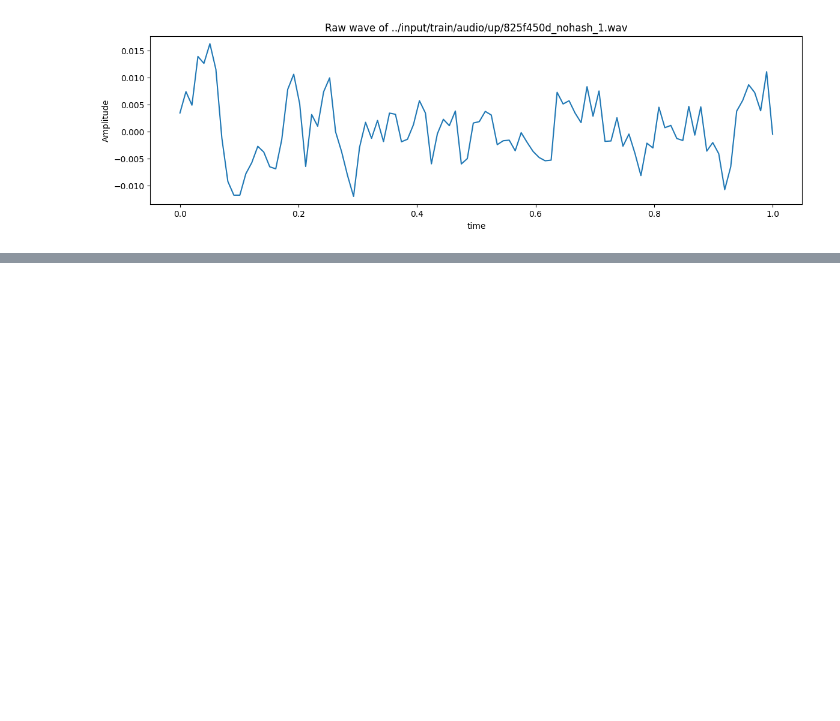
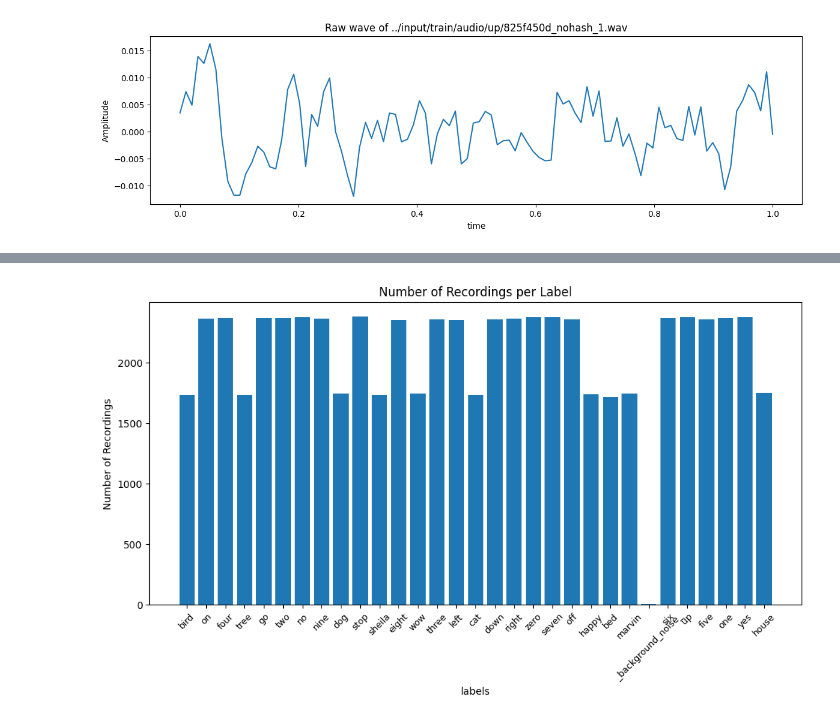
Before and after one commit to Fardous07/Speech-recognition-Using-Tensorflow, a Jupyter notebook: speech-recognition-using-tensorflow.ipynb, the cells around one changed output, grey strips where cells are left out. Cells and saved outputs as stored; diff of their text form; code cells hidden in the pictures; blank space fills up the shorter version.

```diff
--- a/speech-recognition-using-tensorflow.ipynb
+++ b/speech-recognition-using-tensorflow.ipynb
@@ -127,3 +127,23 @@ samples = librosa.resample(samples, orig_sr=sample_rate, target_sr=8000)
 ipd.Audio(samples, rate=8000)
 # %% [output]
 [interactive output not drawn]
+# %%
+import matplotlib.pyplot as plt
+
+labels=os.listdir(train_audio_path)
+no_of_recordings = []
+for label in labels:
+    waves = [f for f in os.listdir(train_audio_path + '/' + label) if f.endswith('.wav')]
+    no_of_recordings.append(len(waves))
+
+
+plt.figure(figsize=(10, 6))
+plt.bar(labels, no_of_recordings)
+plt.xlabel('labels')
+plt.ylabel('Number of Recordings')
+plt.title('Number of Recordings per Label')
+plt.xticks(fontsize=9,rotation=45)
+plt.tight_layout()
+plt.show()
+# %% [output]
+[figure, added]
```
Also changed, not shown: parts of 6 cells of this notebook.
